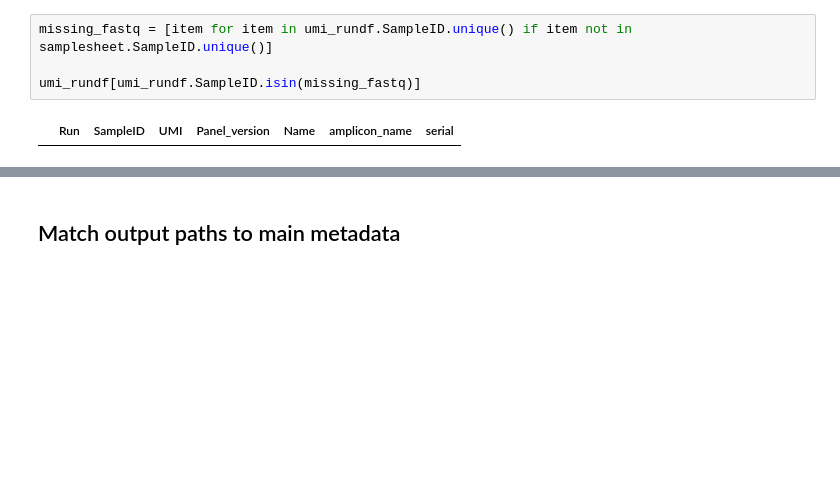
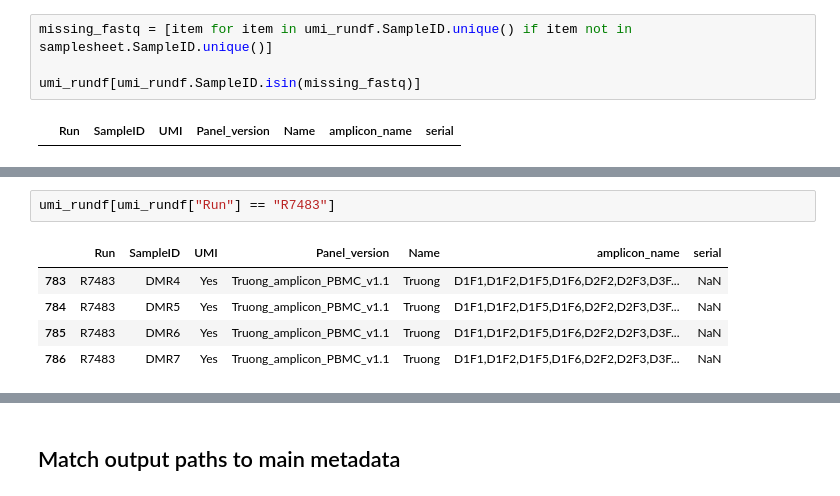
Before and after one commit to hieunguyen4193/ampliconSeq_UMI, a Jupyter notebook: data_analysis_20250613/01_overview_Truong.ipynb, the cells around one changed output, grey strips where cells are left out. Cells and saved outputs as stored; diff of their text form; blank space fills up the shorter version.

```diff
--- a/data_analysis_20250613/01_overview_Truong.ipynb
+++ b/data_analysis_20250613/01_overview_Truong.ipynb
@@ -64,0 +83,8 @@ umi_rundf[umi_rundf.SampleID.isin(missing_fastq)]
+# %%
+umi_rundf[umi_rundf["Run"] == "R7483"]
+# %% [output]
+|  | Run | SampleID | UMI | Panel_version | Name | amplicon_name | serial |
+| 783 | R7483 | DMR4 | Yes | Truong_amplicon_PBMC_v1.1 | Truong | D1F1,D1F2,D1F5,D1F6,D2F2,D2F3,D3F... | NaN |
+| 784 | R7483 | DMR5 | Yes | Truong_amplicon_PBMC_v1.1 | Truong | D1F1,D1F2,D1F5,D1F6,D2F2,D2F3,D3F... | NaN |
+| 785 | R7483 | DMR6 | Yes | Truong_amplicon_PBMC_v1.1 | Truong | D1F1,D1F2,D1F5,D1F6,D2F2,D2F3,D3F... | NaN |
+| 786 | R7483 | DMR7 | Yes | Truong_amplicon_PBMC_v1.1 | Truong | D1F1,D1F2,D1F5,D1F6,D2F2,D2F3,D3F... | NaN |
```
Also changed, not shown: parts of 11 cells of this notebook, 9 other files.
